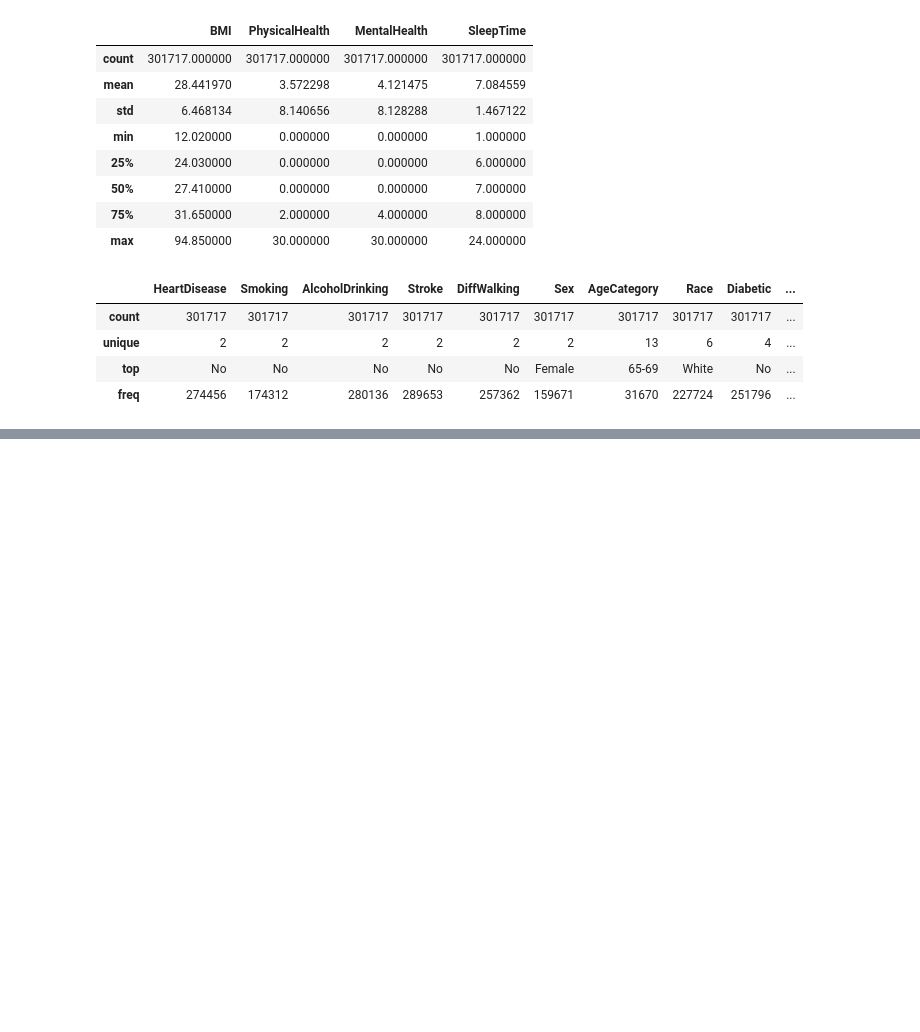
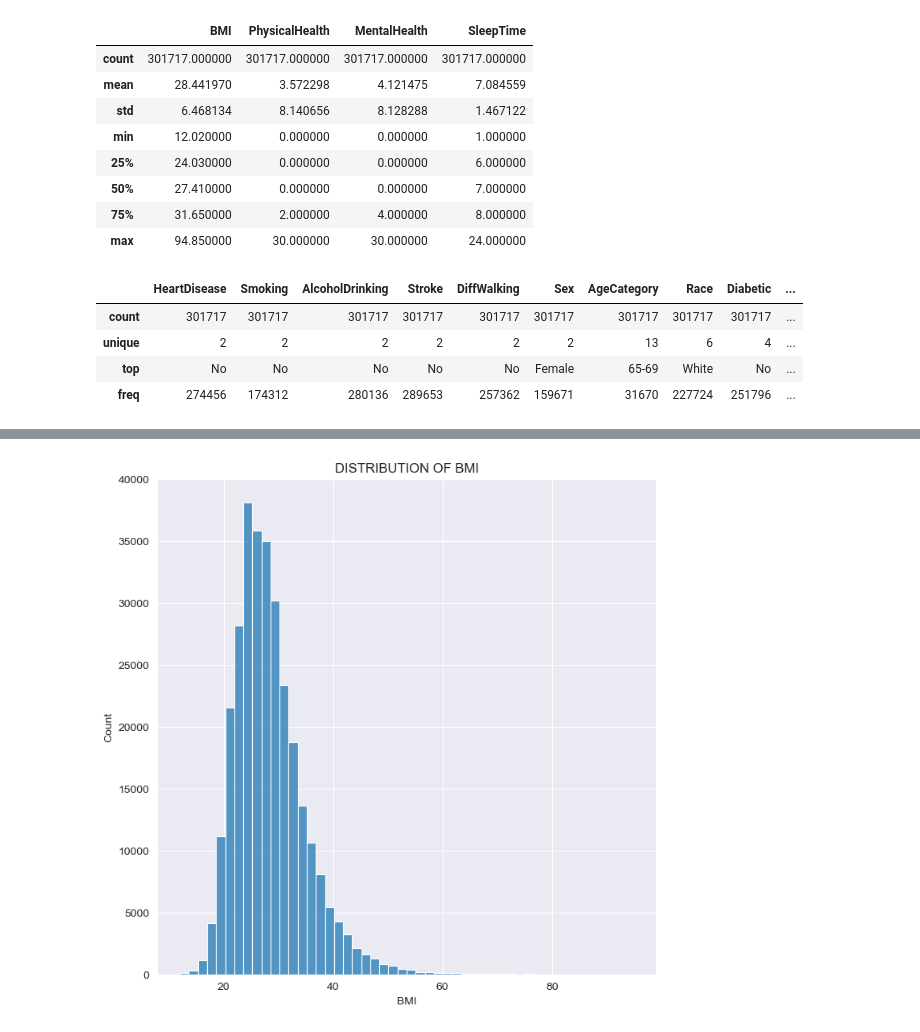
Before and after one commit to Jefest1/key_heart_disease_indicators, a Jupyter notebook: Notebooks/analysis.ipynb, the cells around one changed output, grey strips where cells are left out. Drawn from its saved outputs; the diff is of its cells as text; code cells hidden in the pictures; blank space fills up the shorter version.

Commit message:
Update no_4
Added the description of the dataset and also descriptions about the variable
Exploratory data analysis was also made

```diff
--- a/Notebooks/analysis.ipynb
+++ b/Notebooks/analysis.ipynb
@@ -7,7 +7,7 @@ import warnings
 
 # Data Preprocessing libraries
 from sklearn.preprocessing import LabelEncoder
-
+sns.set_style(style='darkgrid')
 warnings.filterwarnings(action="ignore")
 # %%
 # Reading the data
@@ -170,0 +147,6 @@ plt.show()
+# %%
+# Looking at the distribution of BMI
+plt.figure(figsize=(8,8))
+sns.histplot(data['BMI'], bins=50).set(title="DISTRIBUTION OF BMI");
+# %% [output]
+[figure, added]
```
Also changed, not shown: parts of 7 cells of this notebook, 2 other files.
